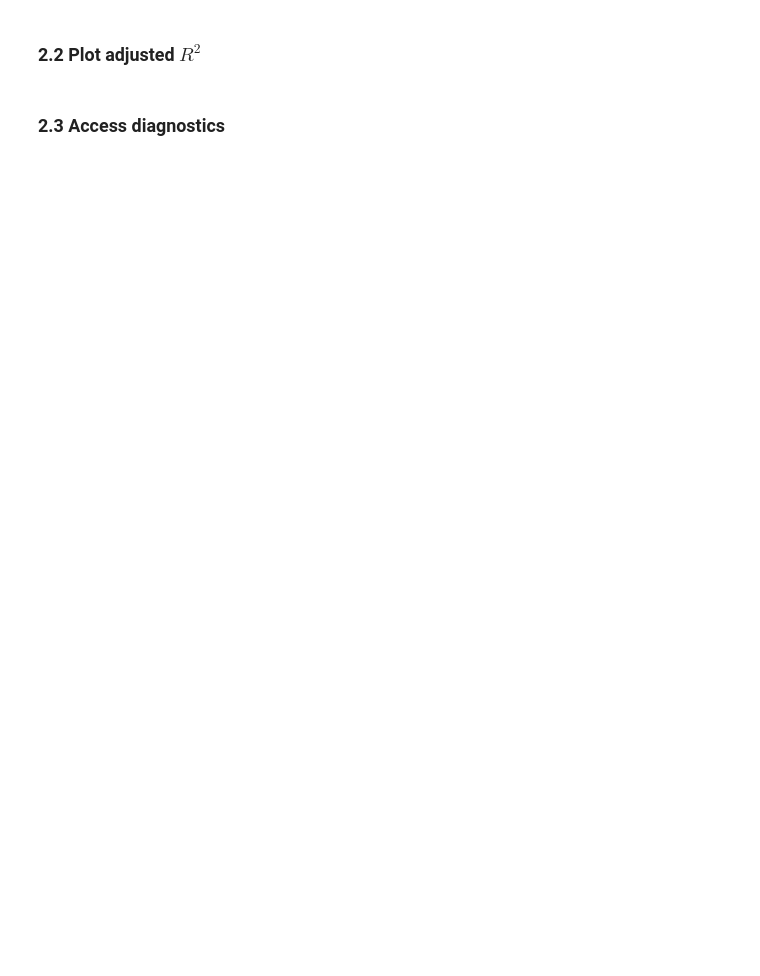
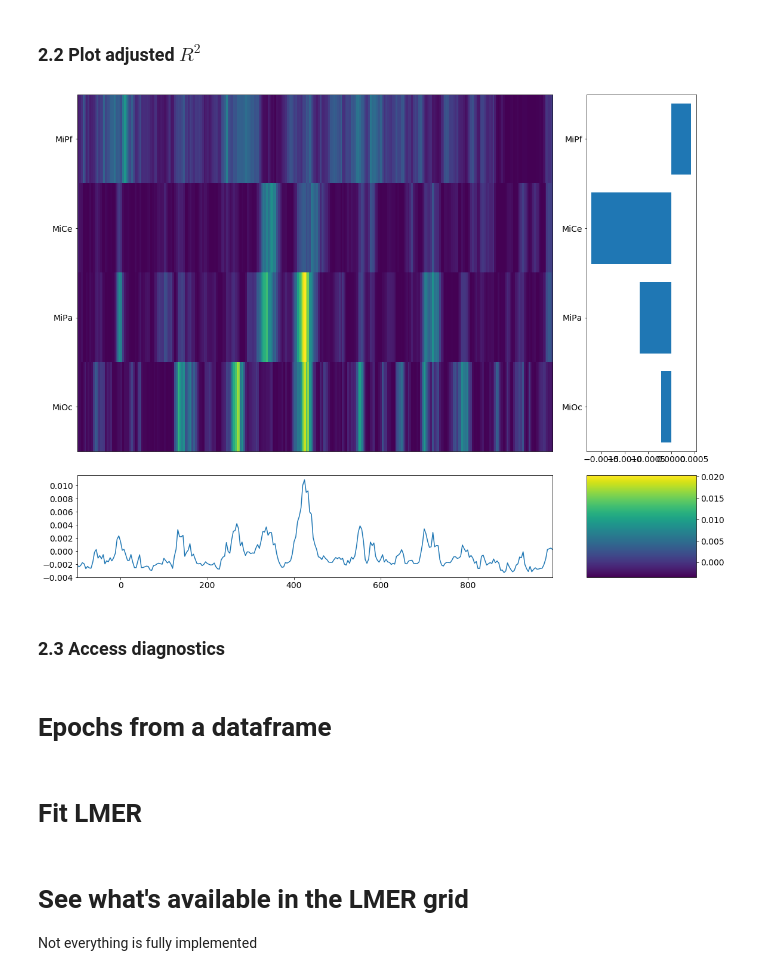
Before and after one commit to kutaslab/fitgrid, a Jupyter notebook: notebooks/Demo.ipynb, the cells around one changed output. Drawn from its saved outputs; the diff is of its cells as text; code cells hidden in the pictures; blank space fills up the shorter version.

```diff
--- a/notebooks/Demo.ipynb
+++ b/notebooks/Demo.ipynb
@@ -40,7 +51,9 @@ _ = grid.plot_betas()
 # %% [markdown]
 ### 2.2 Plot adjusted $R^2$
 # %%
-_ = grid.plot_adj_rsquared()
+_ = lm_grid.plot_adj_rsquared()
+# %% [output]
+[figure, added]
 # %% [markdown]
 ### 2.3 Access diagnostics
 # %%
@@ -51,0 +65,2 @@ rsquared_adj = grid.rsquared_adj
+# %% [markdown]
+# Epochs from a dataframe
@@ -51,0 +79,2 @@ rsquared_adj = grid.rsquared_adj
+# %% [markdown]
+# Fit LMER
@@ -51,0 +92,4 @@ rsquared_adj = grid.rsquared_adj
+# %% [markdown]
+# See what's available in the LMER grid
+
+Not everything is fully implemented
```
Also changed, not shown: parts of 19 cells of this notebook, 4 other files.
